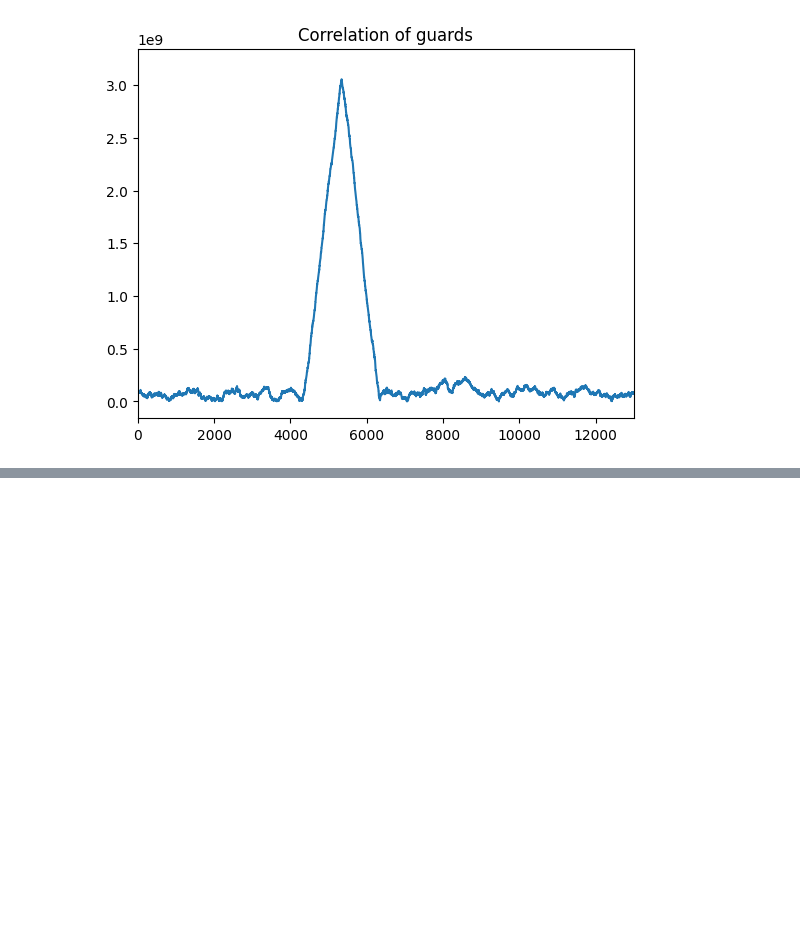
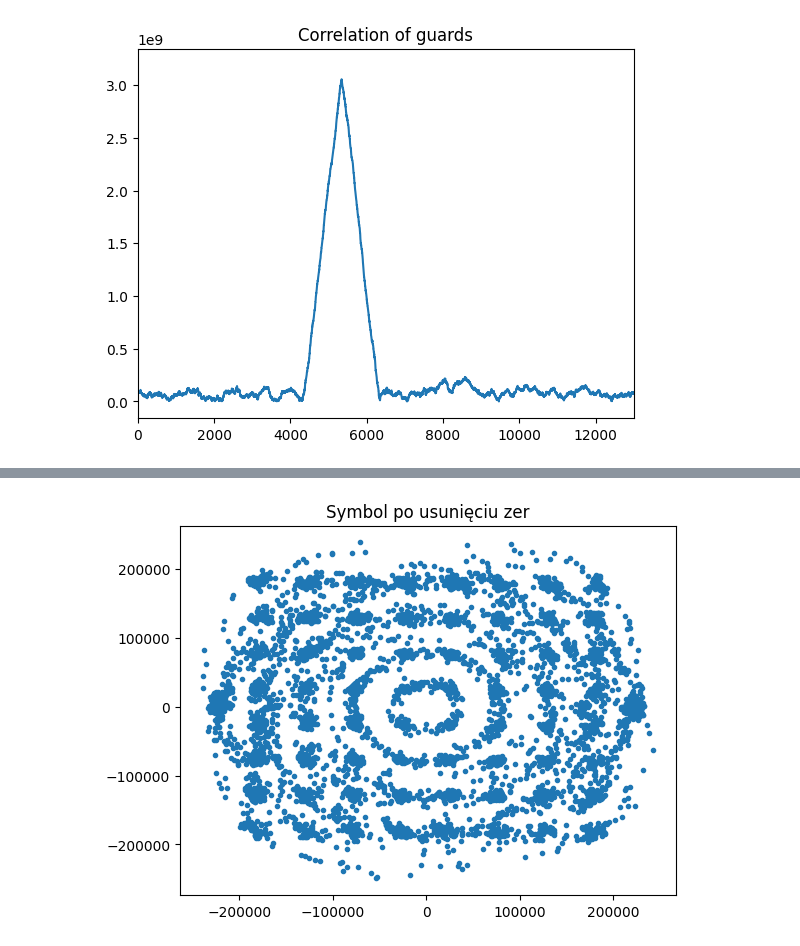
Before and after one commit to jlatusek/dvbt-py, a Jupyter notebook: dvbt.ipynb, the cells around one changed output, grey strips where cells are left out. Cells and saved outputs as stored; diff of their text form; code cells hidden in the pictures; blank space fills up the shorter version.

```diff
--- a/dvbt.ipynb
+++ b/dvbt.ipynb
@@ -122,0 +150,11 @@ plt.show()
+# %%
+symbols = np.fft.fftshift(data_af_fft)
+# % symbols = fftshift(data_af_fft);
+symbols = symbols[:,688:]
+symbols = symbols[:, 1:6816]
+one_symbol = symbols[0]
+plt.figure()
+plt.plot(one_symbol.real, one_symbol.imag,'.')
+plt.title('Symbol po usunięciu zer');
+# %% [output]
+[figure, added]
```
Also changed, not shown: parts of 7 cells of this notebook.
